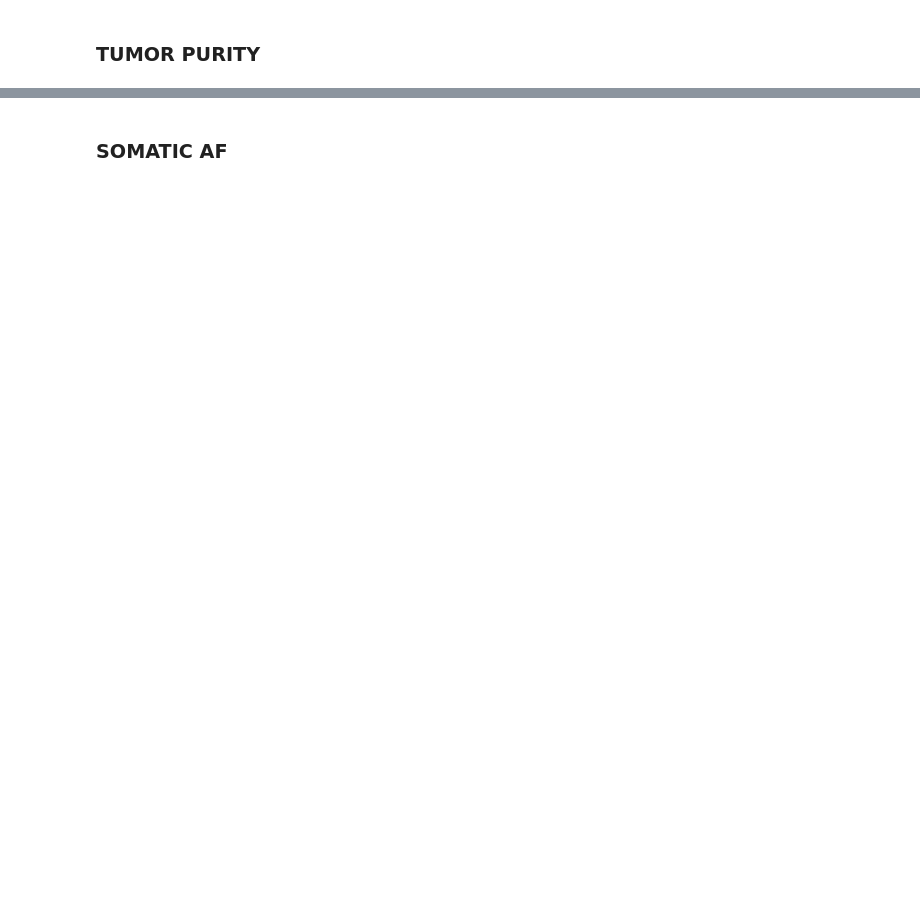
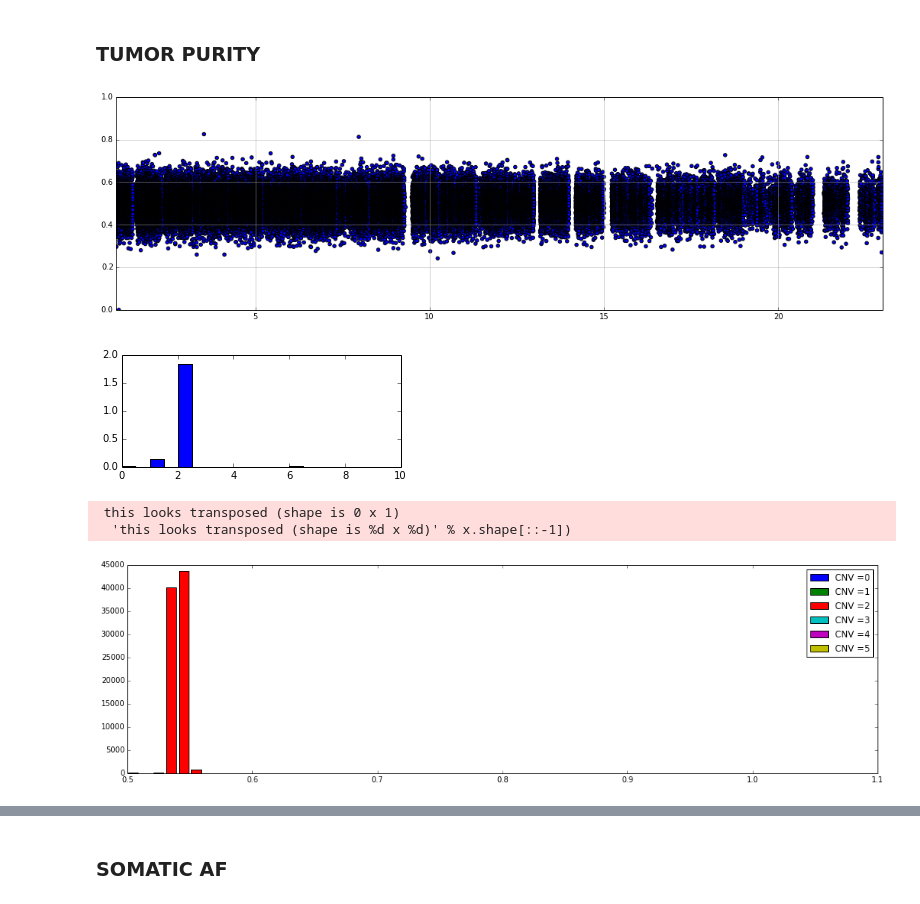
Before and after one commit to hartwigmedical/scripts, a Jupyter notebook: ipython/Intergrated Sample Analysis.ipynb, the cells around one changed output, grey strips where cells are left out. Drawn from its saved outputs; the diff is of its cells as text; code cells hidden in the pictures; blank space fills up the shorter version.

```diff
--- a/ipython/Intergrated Sample Analysis.ipynb
+++ b/ipython/Intergrated Sample Analysis.ipynb
@@ -82,7 +82,7 @@ def cnvLabel(copyNumber):
 def createBAF(dfGermline):
     dfBAF = dfGermline[(dfGermline['variantType']=="SNP")&(dfGermline['normalSGT']=="0/1")&(dfGermline['normalAF']>0.4) \
                    &(dfGermline['normalAF']<0.65)&(dfGermline['normalDP']>30)&\
-                   (dfGermline['normalDP']<40)][['chrom','pos','tumorAF']]
+                   (dfGermline['normalDP']<100)][['chrom','pos','tumorAF']]
     dfBAF.columns = ['Chromosome', 'Position','BAF']
     dfBAF['Position'] = pd.to_numeric(dfBAF['Position'])
     dfBAF['mBAF']= 0.5+abs(dfBAF['BAF']-0.5)
@@ -165,11 +176,11 @@ dfPON = loadPON("/Users/peterpriestley/hmf/analyses/PON/779filePON/","PON.tsv")
 # %% [markdown]
 ### FIND ALL FILES
 # %%
-PATH = "/Users/peterpriestley/hmf/analyses/v1.12samples/CPCT02020487/"
+PATH = "/Users/peterpriestley/hmf/analyses/v1.12samples/DRUP01140004/"
 # %%
 germlineVCFFilename = findFiles(PATH,"SLICED.vcf")[0]
 somaticVCFFilename = findFiles(PATH,"melted.vcf")[0]
-patientID = patientIDFromFilename(germlineVCFFilename,"CPCT0")
+patientID = patientIDFromFilename(germlineVCFFilename,"DRUP0")
 cnvFilename = findFiles(PATH,"gz_CNVs")[0]
 print "germline =",germlineVCFFilename
 print "somatic =",somaticVCFFilename
@@ -198,22 +224,28 @@ cnvChart(dfCNV,cnvFilename,1,22)
 # %% [markdown]
 ### TUMOR PURITY
 # %%
-c, fractionMin, fractionMax = 1,0,1
+c, fractionMin, fractionMax = 1,0,22
 dfSom = dfBAF[(dfBAF.chromPos>c+fractionMin)&(dfBAF.chromPos<c+fractionMax)]
 plt.figure(figsize=[18,5])
 plt.scatter(dfSom.chromPos, dfSom.BAF)
 plt.grid(b=True, which='both', color='0.65',linestyle='-')
 plt.axis([c+fractionMin, c+fractionMax,0, 1.0])
 plt.show()
 # CNV according to freeC
 plt.figure(figsize=[5,2])
 plt.hist(dfCNV['copyNum'].values,cumulative=False, normed=True, bins=20,range=(0,10),weights=dfCNV['regionLength'].values)
 plt.show()
 # should only use regions with mbaf > x
 dftemp = dfCNV[(dfCNV.mBAF>=0.0)&(dfCNV.mBAF<=1.0)&(dfCNV.mBAFCount>20)&(dfCNV.chromPos<=c+fractionMax)&(dfCNV.chromPos>=c+fractionMin)]
 plt.figure(figsize=[18,5])
 for CNV in range(0,6):
     plt.hist(dftemp[(dftemp.copyNum==CNV)]['mBAF'].values,cumulative=False, normed=False, bins=50,range=(0.5,1.0),weights=dftemp[(dftemp.copyNum==CNV)]['mBAFCount'].values,stacked = True,rwidth=0.8,label='CNV ='+str(CNV))
     plt.legend()
 plt.show()
+# %% [output]
+[figure, added]
+[figure, added]
+ this looks transposed (shape is 0 x 1)
+  'this looks transposed (shape is %d x %d)' % x.shape[::-1])
+[figure, added]
 # %%
```
Also changed, not shown: parts of 29 cells of this notebook, 7 other files.
